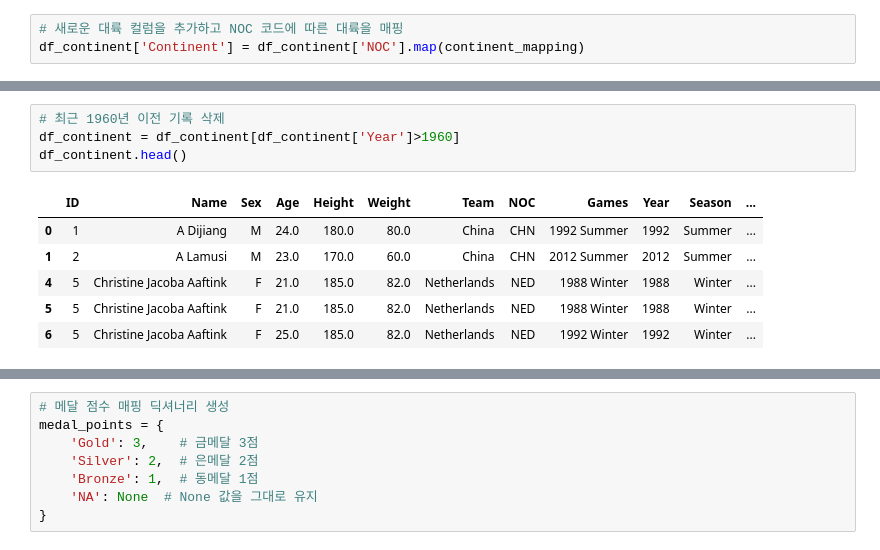
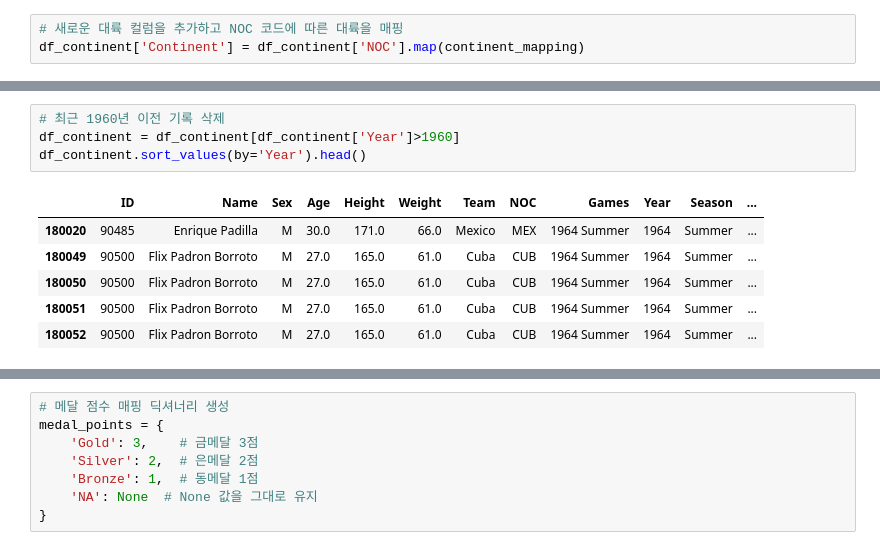
Before and after one commit to GyehyunJo/Olympic, a Jupyter notebook: Code/DATAthon_continent.ipynb, the cells around one changed output, grey strips where cells are left out. Saved outputs shown, nothing was run; the diff lists cells and outputs as text.

```diff
--- a/Code/DATAthon_continent.ipynb
+++ b/Code/DATAthon_continent.ipynb
@@ -111,14 +137,14 @@ df_yearSorted.head()
 # %%
 # 최근 1960년 이전 기록 삭제
 df_continent = df_continent[df_continent['Year']>1960]
-df_continent.head()
+df_continent.sort_values(by='Year').head()
 # %% [output]
 |  | ID | Name | Sex | Age | Height | Weight | Team | NOC | Games | Year | Season | ... |
-| 0 | 1 | A Dijiang | M | 24.0 | 180.0 | 80.0 | China | CHN | 1992 Summer | 1992 | Summer | ... |
-| 1 | 2 | A Lamusi | M | 23.0 | 170.0 | 60.0 | China | CHN | 2012 Summer | 2012 | Summer | ... |
-| 4 | 5 | Christine Jacoba Aaftink | F | 21.0 | 185.0 | 82.0 | Netherlands | NED | 1988 Winter | 1988 | Winter | ... |
-| 5 | 5 | Christine Jacoba Aaftink | F | 21.0 | 185.0 | 82.0 | Netherlands | NED | 1988 Winter | 1988 | Winter | ... |
-| 6 | 5 | Christine Jacoba Aaftink | F | 25.0 | 185.0 | 82.0 | Netherlands | NED | 1992 Winter | 1992 | Winter | ... |
+| 180020 | 90485 | Enrique Padilla | M | 30.0 | 171.0 | 66.0 | Mexico | MEX | 1964 Summer | 1964 | Summer | ... |
+| 180049 | 90500 | Flix Padron Borroto | M | 27.0 | 165.0 | 61.0 | Cuba | CUB | 1964 Summer | 1964 | Summer | ... |
+| 180050 | 90500 | Flix Padron Borroto | M | 27.0 | 165.0 | 61.0 | Cuba | CUB | 1964 Summer | 1964 | Summer | ... |
+| 180051 | 90500 | Flix Padron Borroto | M | 27.0 | 165.0 | 61.0 | Cuba | CUB | 1964 Summer | 1964 | Summer | ... |
+| 180052 | 90500 | Flix Padron Borroto | M | 27.0 | 165.0 | 61.0 | Cuba | CUB | 1964 Summer | 1964 | Summer | ... |
 # %%
 df_continent.info()
 # %% [output]
```
Also changed, not shown: parts of 12 cells of this notebook.
